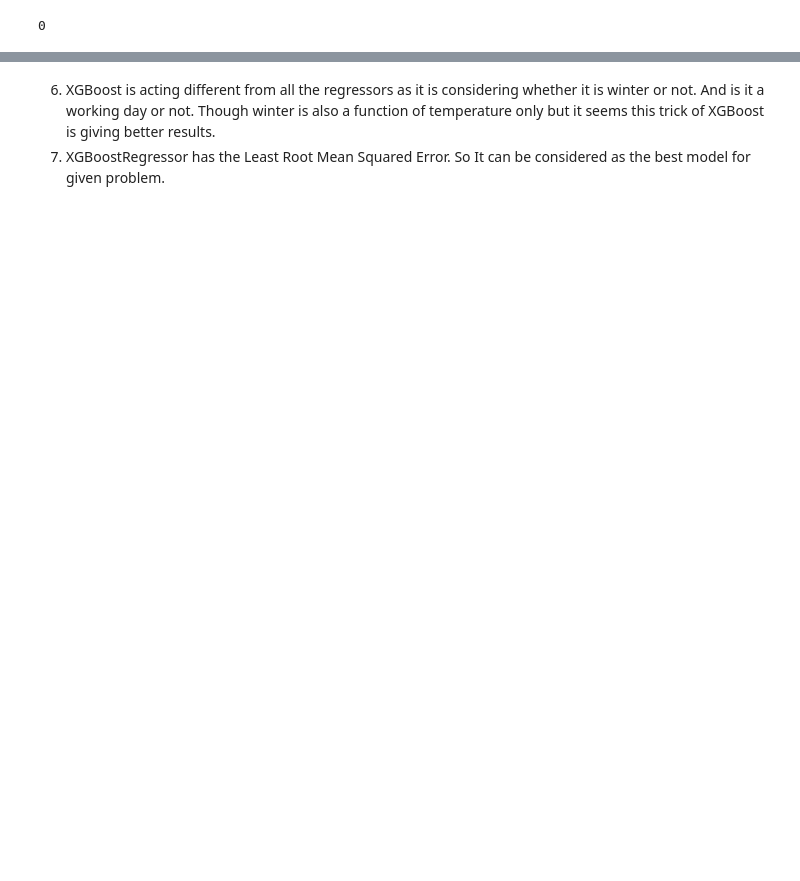
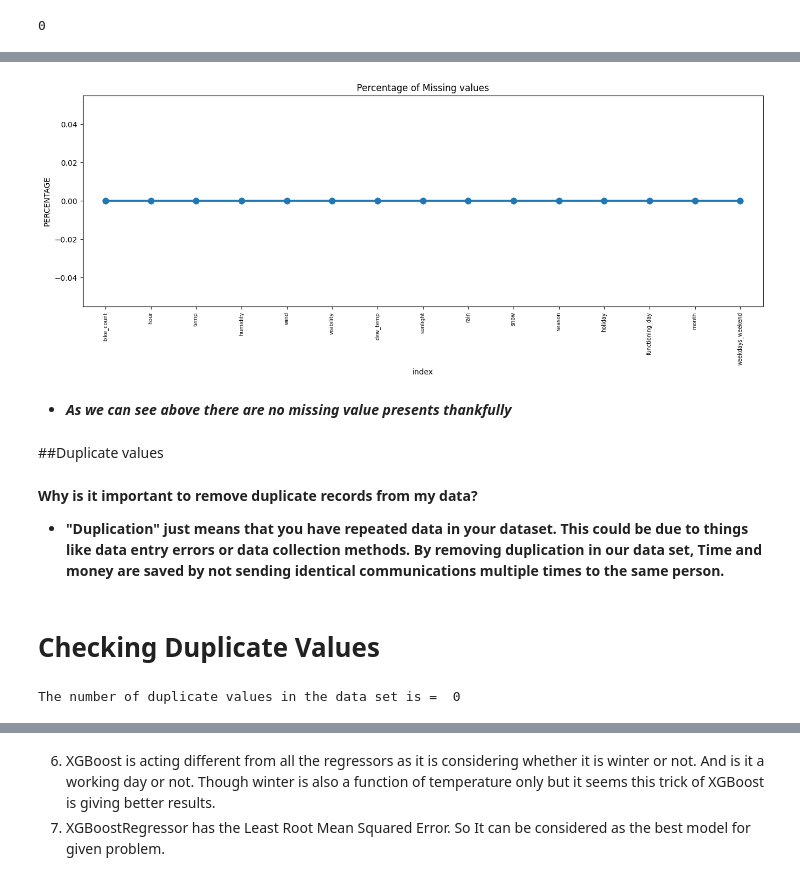
Before and after one commit to Mohit03singh/Bike-Sharing-Demand-Prediction-Regression-Project, a Jupyter notebook: capstone_project_machine_learning.ipynb, the cells around one changed output, grey strips where cells are left out. Drawn from its saved outputs; the diff is of its cells as text; code cells hidden in the pictures; blank space fills up the shorter version.

```diff
--- a/capstone_project_machine_learning.ipynb
+++ b/capstone_project_machine_learning.ipynb
@@ -587,0 +255,13 @@ analyse_model(gbr.best_estimator_, X_train, X_test, y_train, y_test)
+# %%
+# Changing the "Date" column into three "year","month","day" column
+import datetime as dt
+df['date'] = df['date'].str.replace('-', '/')
+df['date'] = df['date'].apply(lambda x: dt.datetime.strptime(x, "%d/%m/%Y"))
+# %%
+df['year'] = df['date'].dt.year
+df['month'] = df['date'].dt.month
+df['day'] = df['date'].dt.day_name()
+# %%
+#creating a new column of "weekdays_weekend" and drop the column "Date","day","year"
+df['weekdays_weekend']=df['day'].apply(lambda x : 1 if x=='Saturday' or x=='Sunday' else 0 )
+df=df.drop(columns=['date','day','year'],axis=1)
@@ -587,0 +283,5 @@ analyse_model(gbr.best_estimator_, X_train, X_test, y_train, y_test)
+# %%
+#Change the int64 column into catagory column
+cols=['hour','month','weekdays_weekend']
+for col in cols:
+  df[col]=df[col].astype('category')
@@ -587,0 +351,25 @@ analyse_model(gbr.best_estimator_, X_train, X_test, y_train, y_test)
+# %%
+# Visualizing the missing values
+missing = pd.DataFrame((df.isnull().sum())*100/df.shape[0]).reset_index()
+plt.figure(figsize=(16,5))
+ax = sns.pointplot(x='index', y=0, data=missing)
+plt.xticks(rotation=90, fontsize=7)
+plt.title("Percentage of Missing values")
+plt.ylabel("PERCENTAGE")
+plt.show()
+# %% [output]
+[figure, added]
+# %% [markdown]
+* ***As we can see above there are no missing value presents thankfully***
+# %% [markdown]
+##Duplicate values
+# %% [markdown]
+**Why is it important to remove duplicate records from my data?**
+* **"Duplication" just means that you have repeated data in your dataset. This could be due to things like data entry errors or data collection methods. By removing duplication in our data set,  Time and money are saved by not sending identical communications multiple times to the same person.**
+# %% [markdown]
+# Checking Duplicate Values
+# %%
+value=len(df[df.duplicated()])
+print("The number of duplicate values in the data set is = ",value)
+# %% [output]
+The number of duplicate values in the data set is =  0
```
Also changed, not shown: parts of 266 cells of this notebook.
